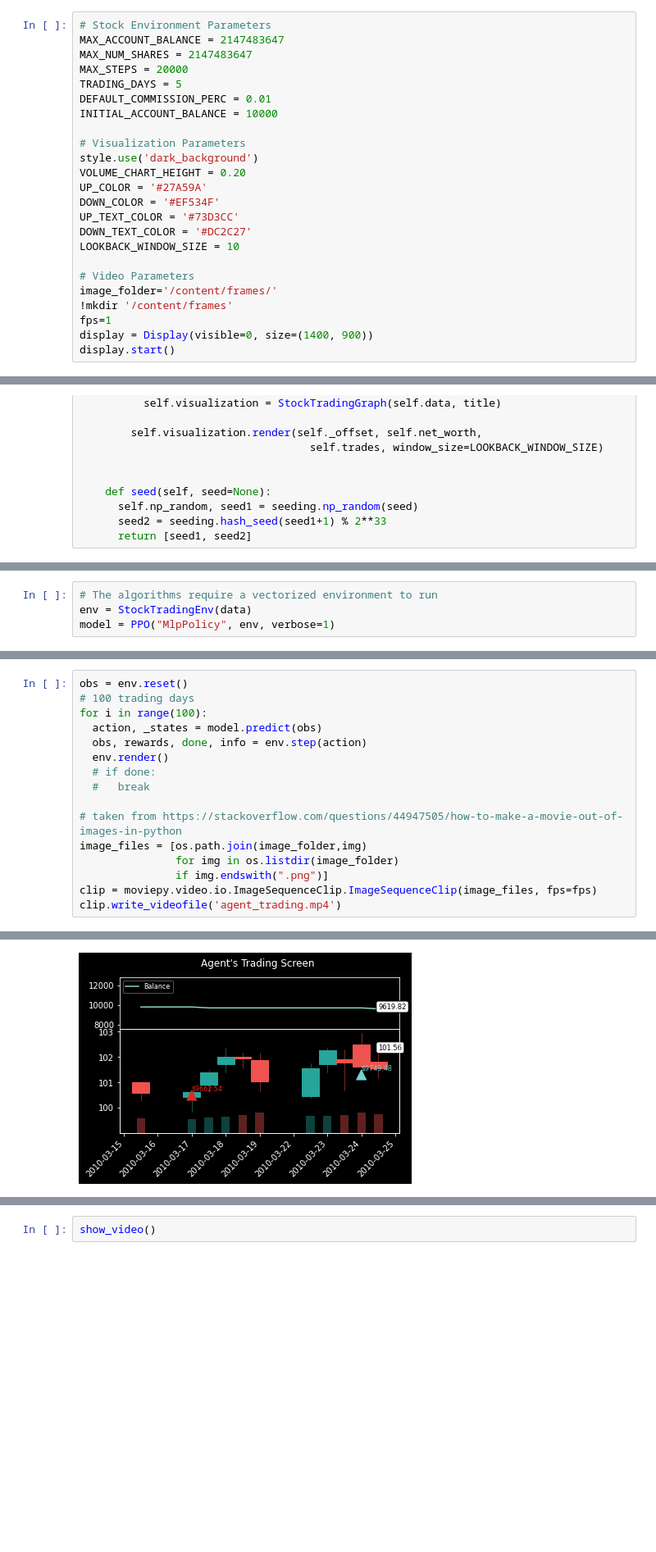
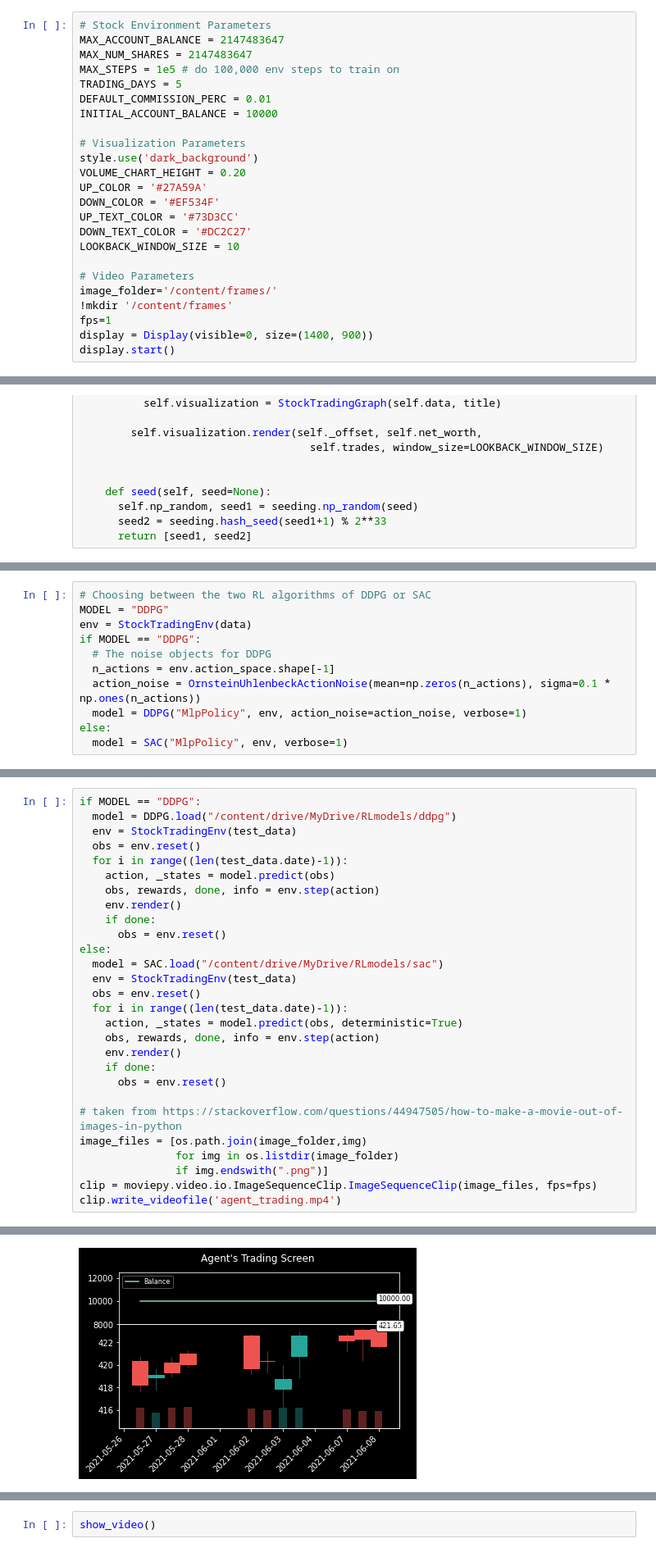
Before and after one commit to AdamClarkStandke/ReinforcementLearning, a Jupyter notebook: SecondStockEnivornment.ipynb, the cells around one changed output, grey strips where cells are left out. Shown at 82% size. Cells and saved outputs as stored; diff of their text form; blank space fills up the shorter version.

```diff
--- a/SecondStockEnivornment.ipynb
+++ b/SecondStockEnivornment.ipynb
@@ -154,7 +142,7 @@ from pyvirtualdisplay import Display
 # Stock Environment Parameters
 MAX_ACCOUNT_BALANCE = 2147483647
 MAX_NUM_SHARES = 2147483647
-MAX_STEPS = 20000
+MAX_STEPS = 1e5 # do 100,000 env steps to train on
 TRADING_DAYS = 5
 DEFAULT_COMMISSION_PERC = 0.01
 INITIAL_ACCOUNT_BALANCE = 10000
@@ -554,7 +544,3 @@ vol = data['Volume'].values
 
 Data = collections.namedtuple('Data', field_names=['date','high', 'low', 'close', 'open', 'volume'])
 data=Data(date=dt,high=rh, low=rl, close=rc, open=o, volume=vol)
-# %%
-# The algorithms require a vectorized environment to run
-env = StockTradingEnv(data)
-model = PPO("MlpPolicy", env, verbose=1)
@@ -564,0 +567,11 @@ Wrapping the env in a DummyVecEnv.
+# %%
+# Choosing between the two RL algorithms of DDPG or SAC
+MODEL = "DDPG"
+env = StockTradingEnv(data)
+if MODEL == "DDPG":
+  # The noise objects for DDPG
+  n_actions = env.action_space.shape[-1]
+  action_noise = OrnsteinUhlenbeckActionNoise(mean=np.zeros(n_actions), sigma=0.1 * np.ones(n_actions))
+  model = DDPG("MlpPolicy", env, action_noise=action_noise, verbose=1)
+else:
+  model = SAC("MlpPolicy", env, verbose=1)
@@ -586,25 +611,37 @@ model.learn(total_timesteps=MAX_STEPS)
 # %%
-obs = env.reset()
-# 100 trading days
-for i in range(100):
-  action, _states = model.predict(obs)
-  obs, rewards, done, info = env.step(action)
-  env.render()
-  # if done:
-  #   break
+if MODEL == "DDPG":
+  model = DDPG.load("/content/drive/MyDrive/RLmodels/ddpg")
+  env = StockTradingEnv(test_data)
+  obs = env.reset()
+  for i in range((len(test_data.date)-1)):
+    action, _states = model.predict(obs)
+    obs, rewards, done, info = env.step(action)
+    env.render()
+    if done:
+      obs = env.reset()
+else:
+  model = SAC.load("/content/drive/MyDrive/RLmodels/sac")
+  env = StockTradingEnv(test_data)
+  obs = env.reset()
+  for i in range((len(test_data.date)-1)):
+    action, _states = model.predict(obs, deterministic=True)
+    obs, rewards, done, info = env.step(action)
+    env.render()
+    if done:
+      obs = env.reset()
 
 # taken from https://stackoverflow.com/questions/44947505/how-to-make-a-movie-out-of-images-in-python
 image_files = [os.path.join(image_folder,img)
                for img in os.listdir(image_folder)
                if img.endswith(".png")]
 clip = moviepy.video.io.ImageSequenceClip.ImageSequenceClip(image_files, fps=fps)
 clip.write_videofile('agent_trading.mp4')
 # %% [output]
 [MoviePy] >>>> Building video agent_trading.mp4
 [MoviePy] Writing video agent_trading.mp4
 [MoviePy] Done.
 [MoviePy] >>>> Video ready: agent_trading.mp4
-[figure, old version]
+[figure, new version]
 # %%
 # taken from https://colab.research.google.com/drive/1flu31ulJlgiRL1dnN2ir8wGh9p7Zij2t#scrollTo=8nj5sjsk15IT
 
```
Also changed, not shown: parts of 13 cells of this notebook.
